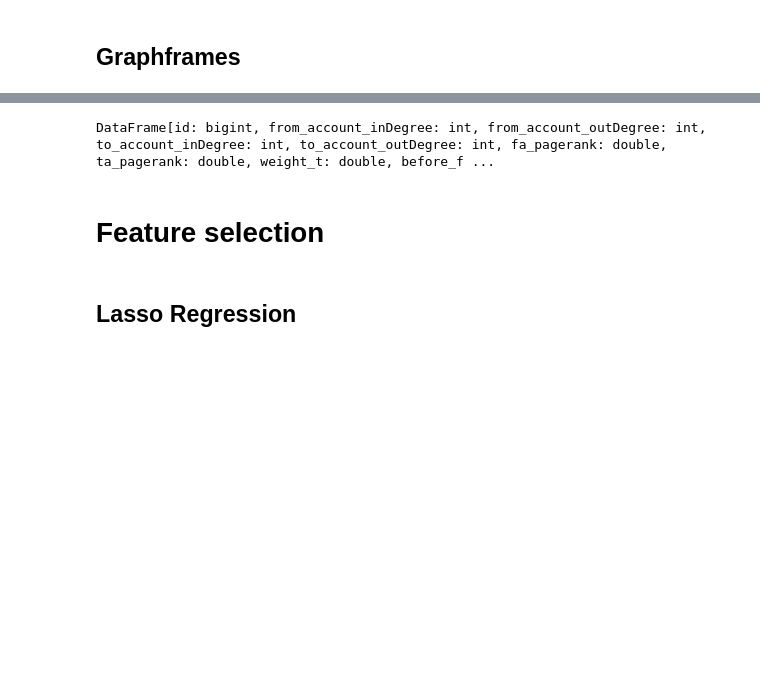
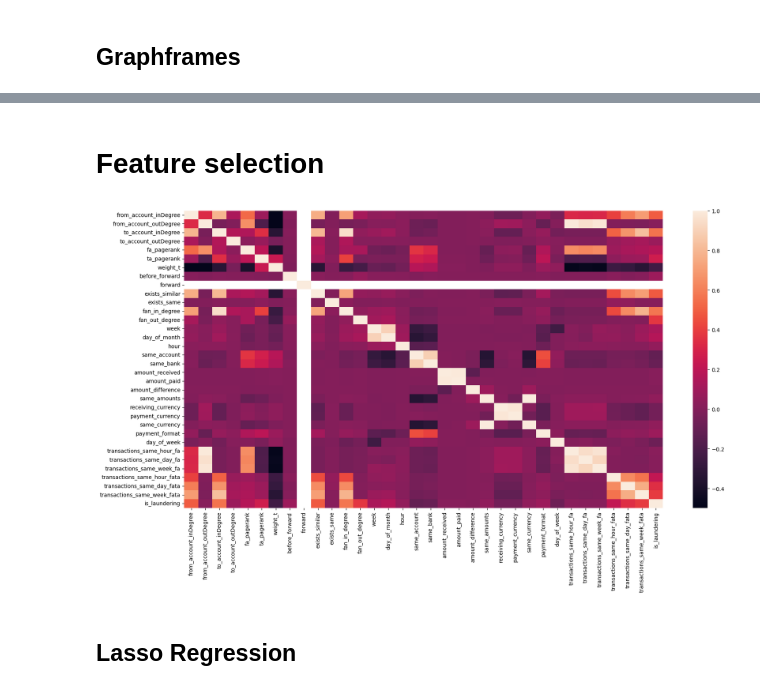
Before and after one commit to simonemalesardi/AMD_SM2L-Joint_Project, a Jupyter notebook: features_computing.ipynb, the cells around one changed output, grey strips where cells are left out. Drawn from its saved outputs; the diff is of its cells as text; code cells hidden in the pictures; blank space fills up the shorter version.

```diff
--- a/features_computing.ipynb
+++ b/features_computing.ipynb
@@ -569,15 +571,3 @@ DataFrame[id: bigint, from_account_inDegree: int, from_account_outDegree: int, t
-# %%
-validation_graph = MyGraph(validation_orig_features)
-validation_graph.get_forwards()
-validation_graph.same_or_similar()
-validation_graph.compute_fan()
-validation_graph.page_rank()
-validation_graph.ids = validation_graph.ids.cache()
-validation_graph.join_features()
-validation_graph.final_permutation_and_save(validation, 2)
-validation_graph.ids.unpersist()
-# %% [output]
-DataFrame[id: bigint, from_account_inDegree: int, from_account_outDegree: int, to_account_inDegree: int, to_account_outDegree: int, fa_pagerank: double, ta_pagerank: double, weight_t: double, before_f ...
 # %% [markdown]
 # Feature selection
 # %%
@@ -600,6 +590,10 @@ X_test_pd = X_test.toPandas()
 y_test_pd = y_test.toPandas()
 
 validation = spark.read.parquet('src/datasets/validation_set_withGF.parquet')
+# %%
+correlation_matrix(train.drop('id'))
+# %% [output]
+[figure, added]
 # %% [markdown]
 ## Lasso Regression
 # %% [markdown]
```
Also changed, not shown: parts of 20 cells of this notebook, 2 other files.
